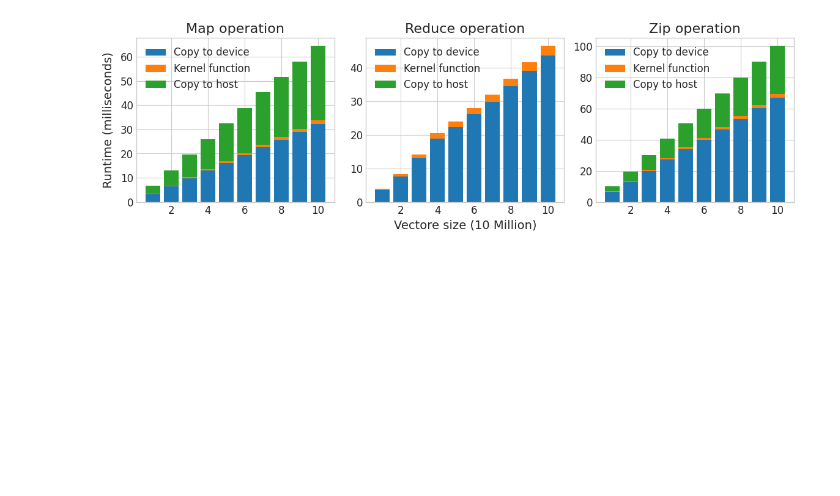
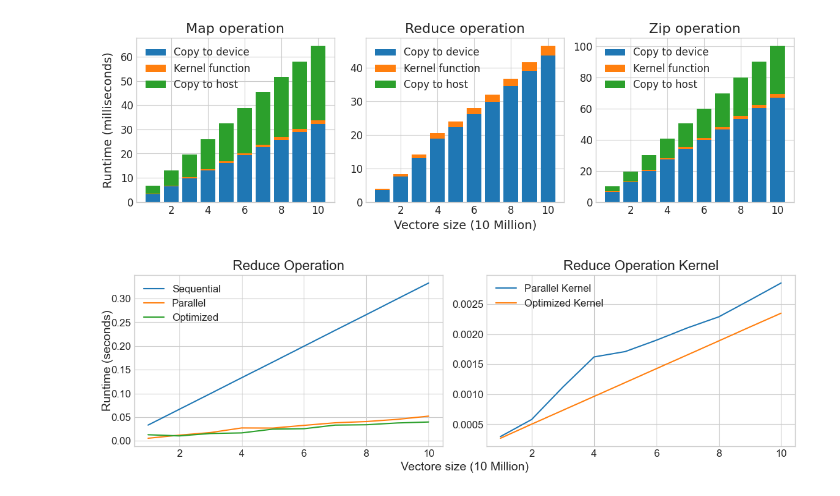
Before and after one commit to tZimmermann98/parallel-programming-seminar, a Jupyter notebook: runtime_analysis/runtime_analysis.ipynb, the cells around one changed output. Drawn from its saved outputs; the diff is of its cells as text; code cells hidden in the pictures; blank space fills up the shorter version.

```diff
--- a/runtime_analysis/runtime_analysis.ipynb
+++ b/runtime_analysis/runtime_analysis.ipynb
@@ -232,0 +269,60 @@ speedup_kernel.to_csv("speedup_kernel.csv")
+# %%
+# load DataFrames
+parallel_df = pd.read_csv("parallel_mean.csv")
+sequential_df = pd.read_csv("sequential_mean.csv")
+red_opt_df = pd.read_csv("reduce_optimized_mean.csv")
+# %%
+# transform size units to 10 million
+x = parallel_df['size'].to_numpy() / 10000000
+# transform time units to seconds
+y_red_seq = sequential_df['reduce_duration'].to_numpy() / 1000
+y_red_par = parallel_df['reduce_total'].to_numpy() / 1000
+y_red_opt = red_opt_df['reduce_total'].to_numpy() / 1000
+# %%
+y_red_par_ker = parallel_df['reduce_kernel'].to_numpy() / 1000
+y_red_opt_ker = red_opt_df['reduce_kernel'].to_numpy() / 1000
+# %%
+# Set style and size for better visibility
+plt.style.use('seaborn-whitegrid')
+plt.rcParams['figure.figsize'] = [12, 4]
+plt.rcParams['axes.labelsize'] = 14
+plt.rcParams['xtick.labelsize'] = 12
+plt.rcParams['ytick.labelsize'] = 12
+
+# Create a figure and a set of subplots
+fig, axs = plt.subplots(1, 2)
+
+# Plot two lines on each subplot
+axs[0].plot(x, y_red_seq, label='Sequential')
+axs[0].plot(x, y_red_par, label='Parallel')
+axs[0].plot(x, y_red_opt, label='Optimized')
+
+axs[1].plot(x, y_red_par_ker, label='Parallel Kernel')
+axs[1].plot(x, y_red_opt_ker, label='Optimized Kernel')
+
+# Set a title for each subplot and labels for x and y axes
+axs[0].set_title('Reduce Operation', fontsize=16)
+
+axs[1].set_title('Reduce Operation Kernel', fontsize=16)
+
+# Add legend to each subplot
+axs[0].legend(fontsize=12)
+axs[1].legend(fontsize=12)
+
+# Add a big subplot covering all smaller ones
+big_subplot = fig.add_subplot(111, frame_on=False)
+# Hide tick and tick label of the big subplot
+big_subplot.tick_params(labelcolor='none', top=False, bottom=False, left=False, right=False)
+big_subplot.grid(False)
+
+# Set labels for the big subplot
+big_subplot.set_xlabel("Vectore size (10 Million)", fontsize=14)
+big_subplot.set_ylabel("Runtime (seconds)", fontsize=14)
+
+
+# Display the figure with its subplots
+plt.tight_layout()
+plt.savefig('runtime_optimized.png', dpi=300)
+plt.show()
+# %% [output]
+[figure, added]
```
Also changed, not shown: parts of 6 cells of this notebook, 58 other files.
